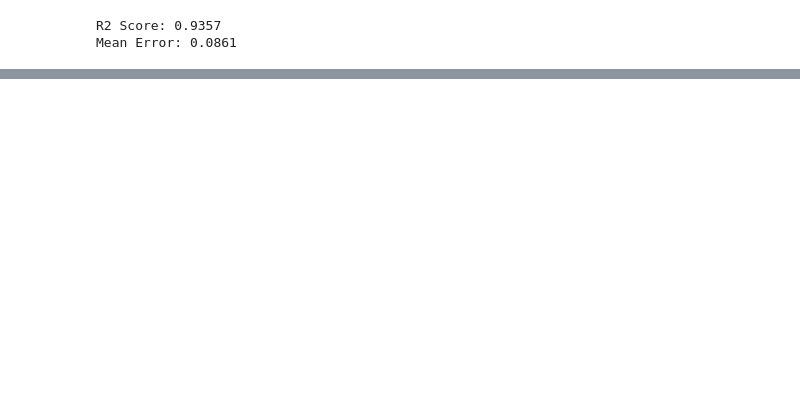
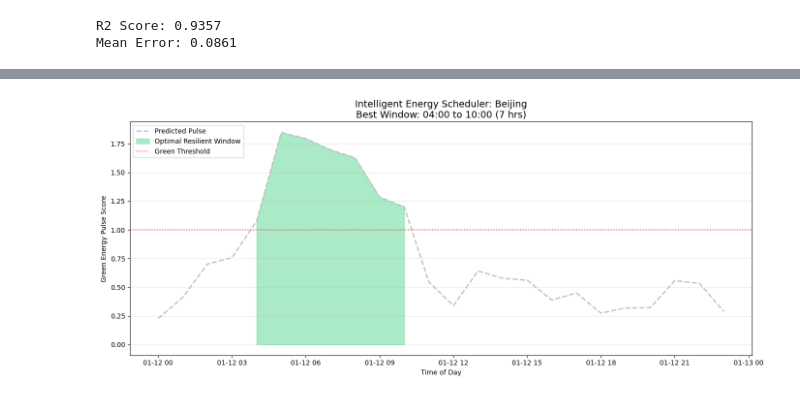
Before and after one commit to jasonmartins16/Global-Renewable-Energy-, a Jupyter notebook: global-renewable-energy-forecasting.ipynb, the cells around one changed output, grey strips where cells are left out. Saved outputs shown, nothing was run; the diff lists cells and outputs as text; code cells hidden in the pictures; blank space fills up the shorter version.

```diff
--- a/global-renewable-energy-forecasting.ipynb
+++ b/global-renewable-energy-forecasting.ipynb
@@ -146,0 +208,36 @@ plt.show()
+# %%
+# Plot the windows
+
+def plot_smart_schedule(forecast_df, recommendations, city_name):
+    if recommendations.empty:
+        print(f"No windows found above threshold for {city_name}.")
+        return
+
+    # Get the top-ranked window
+    best_win = recommendations.iloc[0]
+
+    plt.figure(figsize=(14, 6))
+
+    # 1. Plot the forecasted pulse
+    plt.plot(forecast_df['time'], forecast_df['green_score'],
+             color='#bdc3c7', label='Predicted Pulse', linewidth=2, linestyle='--')
+
+    # 2. Highlight the Recommended Resilient Window
+    mask = (forecast_df['time'] >= best_win['start_time']) & (forecast_df['time'] <= best_win['end_time'])
+    plt.fill_between(forecast_df['time'], forecast_df['green_score'],
+                     where=mask, color='#2ecc71', alpha=0.4, label='Optimal Resilient Window')
+
+    # 3. Aesthetics
+    plt.axhline(y=1.0, color='#e74c3c', linestyle=':', label='Green Threshold')
+    plt.title(f"Intelligent Energy Scheduler: {city_name}\nBest Window: {best_win['start_time'].strftime('%H:%M')} to {best_win['end_time'].strftime('%H:%M')} ({best_win['duration_hrs']} hrs)", fontsize=14)
+    plt.xlabel("Time of Day")
+    plt.ylabel("Green Energy Pulse Score")
+    plt.legend(loc='upper left')
+    plt.grid(axis='y', alpha=0.3)
+
+    plt.tight_layout()
+    plt.show()
+
+plot_smart_schedule(city_forecast, recommendations, city_name)
+# %% [output]
+[figure, added]
```
Also changed, not shown: parts of 7 cells of this notebook.
